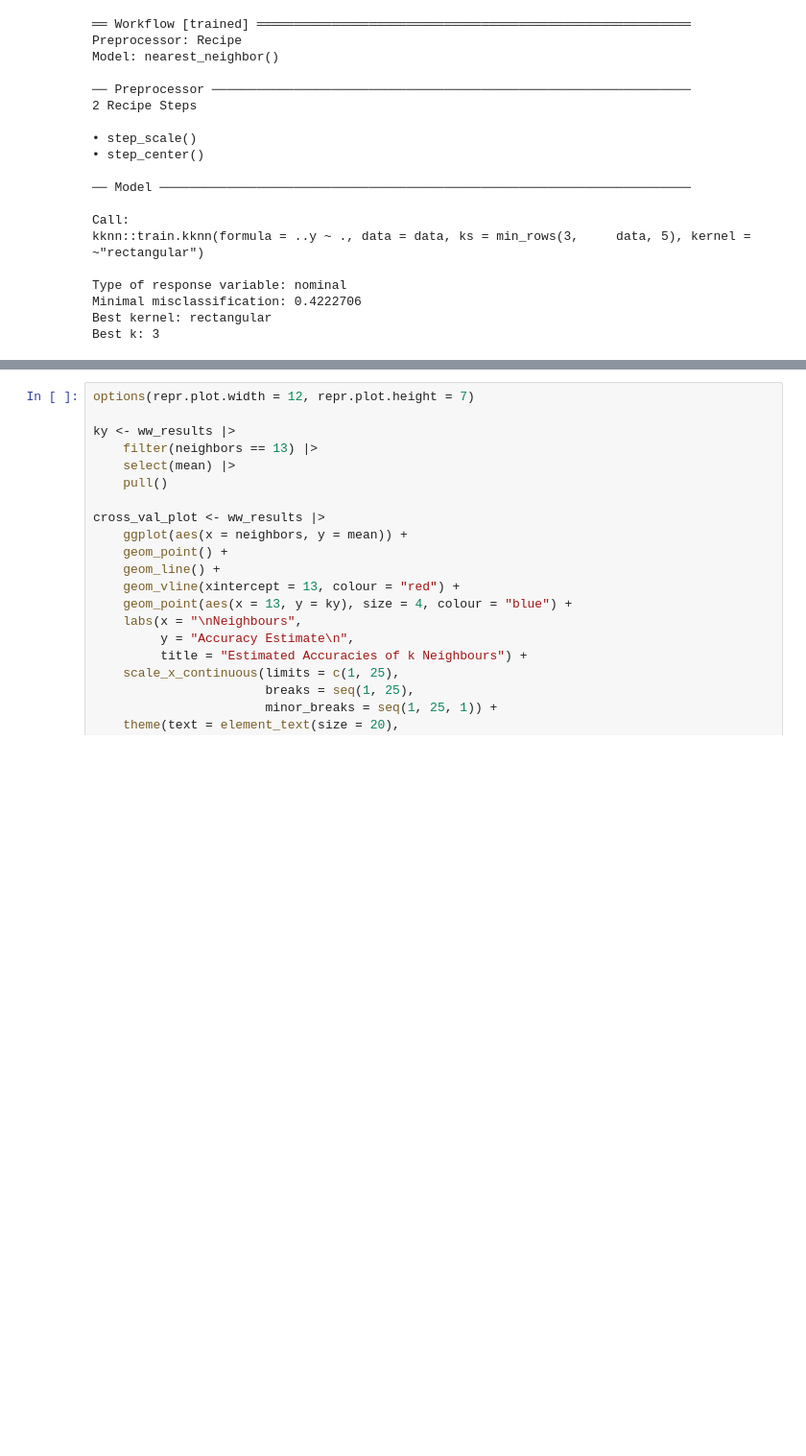
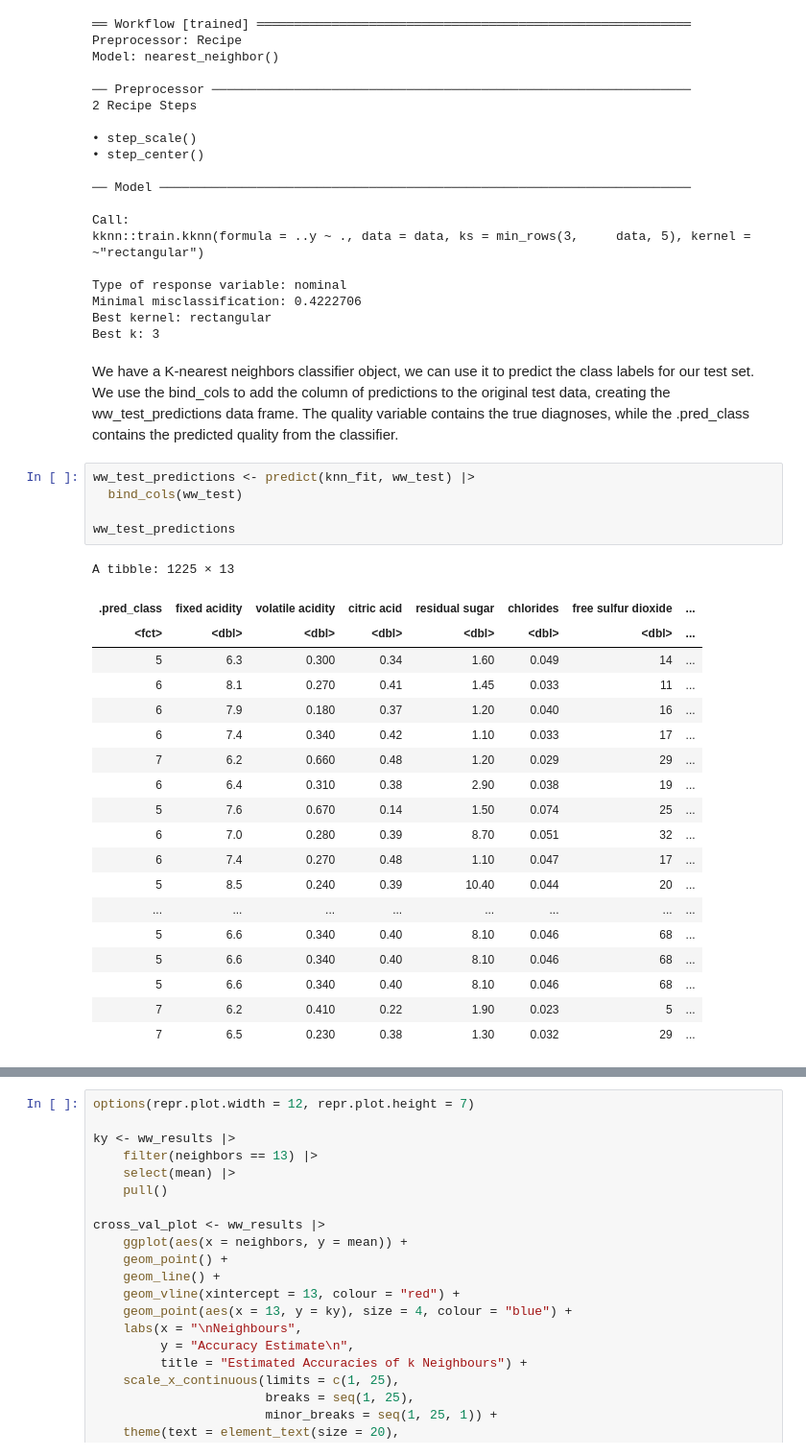
Before and after one commit to rkming/DSCI100-Group-Project-23, a Jupyter notebook: ClassificationModel.ipynb, the cells around one changed output, grey strips where cells are left out. Shown at 96% size. Saved outputs shown, nothing was run; the diff lists cells and outputs as text; blank space fills up the shorter version.

```diff
--- a/ClassificationModel.ipynb
+++ b/ClassificationModel.ipynb
@@ -138,3 +181,30 @@ Type of response variable: nominal
 Minimal misclassification: 0.4222706
 Best kernel: rectangular
 Best k: 3
+# %% [markdown]
+We have a K-nearest neighbors classifier object, we can use it to predict the class labels for our test set. We use the bind_cols to add the column of predictions to the original test data, creating the ww_test_predictions data frame. The quality variable contains the true diagnoses, while the .pred_class contains the predicted quality from the classifier.
+# %%
+ww_test_predictions <- predict(knn_fit, ww_test) |>
+  bind_cols(ww_test)
+
+ww_test_predictions
+# %% [output]
+A tibble: 1225 × 13
+| .pred_class | fixed acidity | volatile acidity | citric acid | residual sugar | chlorides | free sulfur dioxide | ... |
+| <fct> | <dbl> | <dbl> | <dbl> | <dbl> | <dbl> | <dbl> | ... |
+| 5 | 6.3 | 0.300 | 0.34 | 1.60 | 0.049 | 14 | ... |
+| 6 | 8.1 | 0.270 | 0.41 | 1.45 | 0.033 | 11 | ... |
+| 6 | 7.9 | 0.180 | 0.37 | 1.20 | 0.040 | 16 | ... |
+| 6 | 7.4 | 0.340 | 0.42 | 1.10 | 0.033 | 17 | ... |
+| 7 | 6.2 | 0.660 | 0.48 | 1.20 | 0.029 | 29 | ... |
+| 6 | 6.4 | 0.310 | 0.38 | 2.90 | 0.038 | 19 | ... |
+| 5 | 7.6 | 0.670 | 0.14 | 1.50 | 0.074 | 25 | ... |
+| 6 | 7.0 | 0.280 | 0.39 | 8.70 | 0.051 | 32 | ... |
+| 6 | 7.4 | 0.270 | 0.48 | 1.10 | 0.047 | 17 | ... |
+| 5 | 8.5 | 0.240 | 0.39 | 10.40 | 0.044 | 20 | ... |
+| ... | ... | ... | ... | ... | ... | ... | ... |
+| 5 | 6.6 | 0.340 | 0.40 | 8.10 | 0.046 | 68 | ... |
+| 5 | 6.6 | 0.340 | 0.40 | 8.10 | 0.046 | 68 | ... |
+| 5 | 6.6 | 0.340 | 0.40 | 8.10 | 0.046 | 68 | ... |
+| 7 | 6.2 | 0.410 | 0.22 | 1.90 | 0.023 | 5 | ... |
+| 7 | 6.5 | 0.230 | 0.38 | 1.30 | 0.032 | 29 | ... |
```
Also changed, not shown: parts of 18 cells of this notebook.
